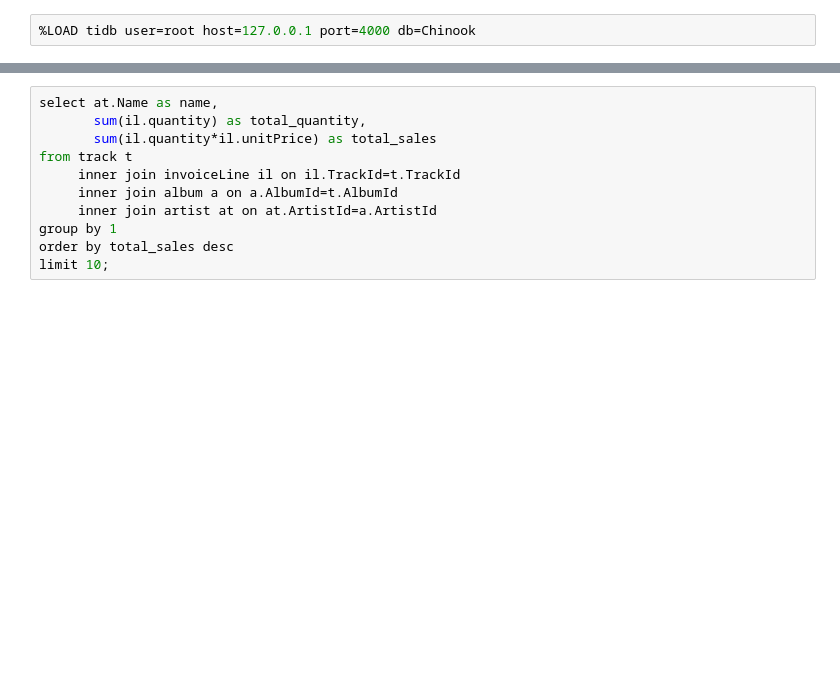
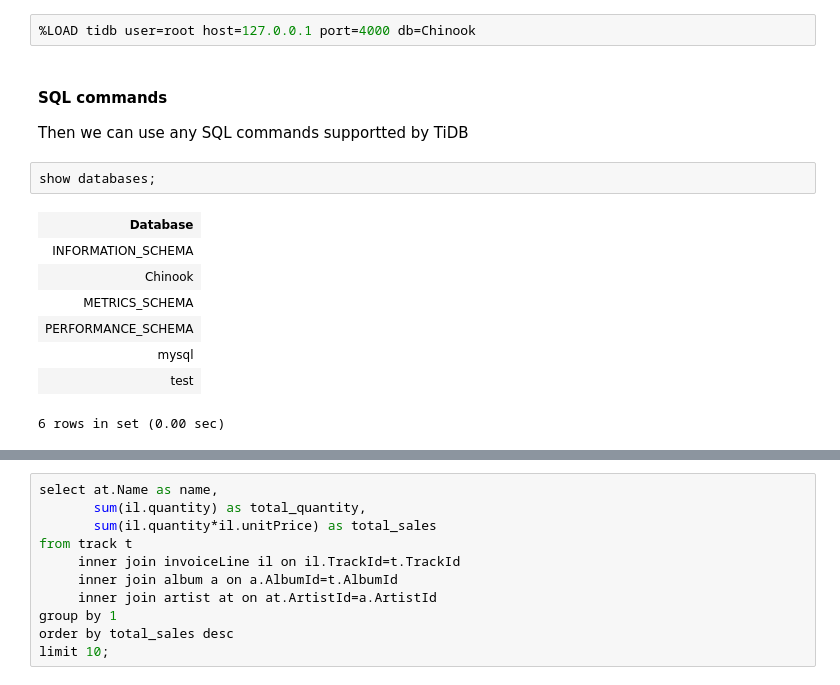
Before and after one commit to wangfenjin/xeus-tidb, a Jupyter notebook: examples/TiDB.ipynb, the cells around one changed output, grey strips where cells are left out. Saved outputs shown, nothing was run; the diff lists cells and outputs as text; blank space fills up the shorter version.

```diff
--- a/examples/TiDB.ipynb
+++ b/examples/TiDB.ipynb
@@ -1,5 +29,20 @@
 # %%
 %LOAD tidb user=root host=127.0.0.1 port=4000 db=Chinook
+# %% [markdown]
+#### SQL commands
+
+Then we can use any SQL commands supportted by TiDB
+# %%
+show databases;
+# %% [output]
+| Database |
+| INFORMATION_SCHEMA |
+| Chinook |
+| METRICS_SCHEMA |
+| PERFORMANCE_SCHEMA |
+| mysql |
+| test |
+6 rows in set (0.00 sec)
 # %%
 select * from mysql.tidb;
 # %% [output]
```
Also changed, not shown: parts of 15 cells of this notebook.
